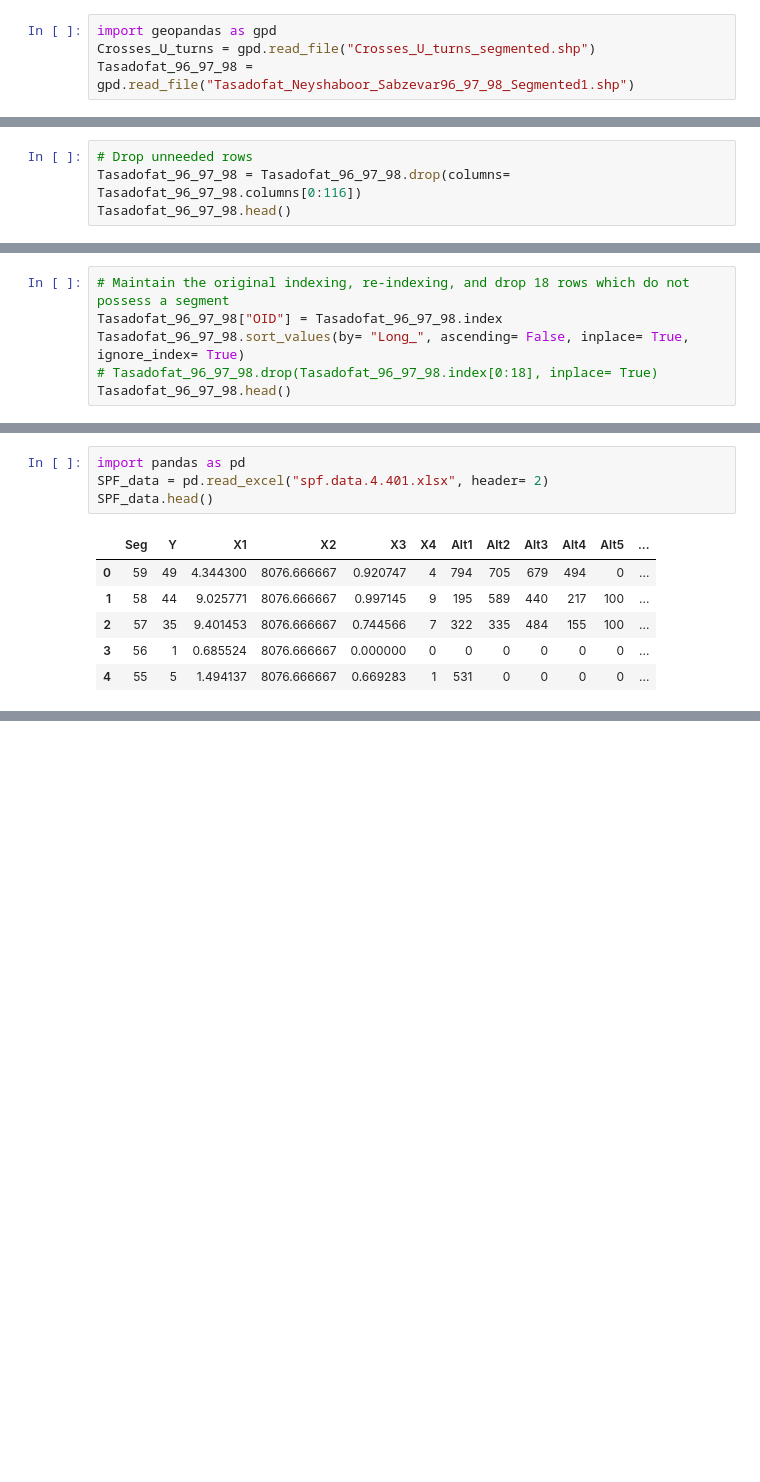
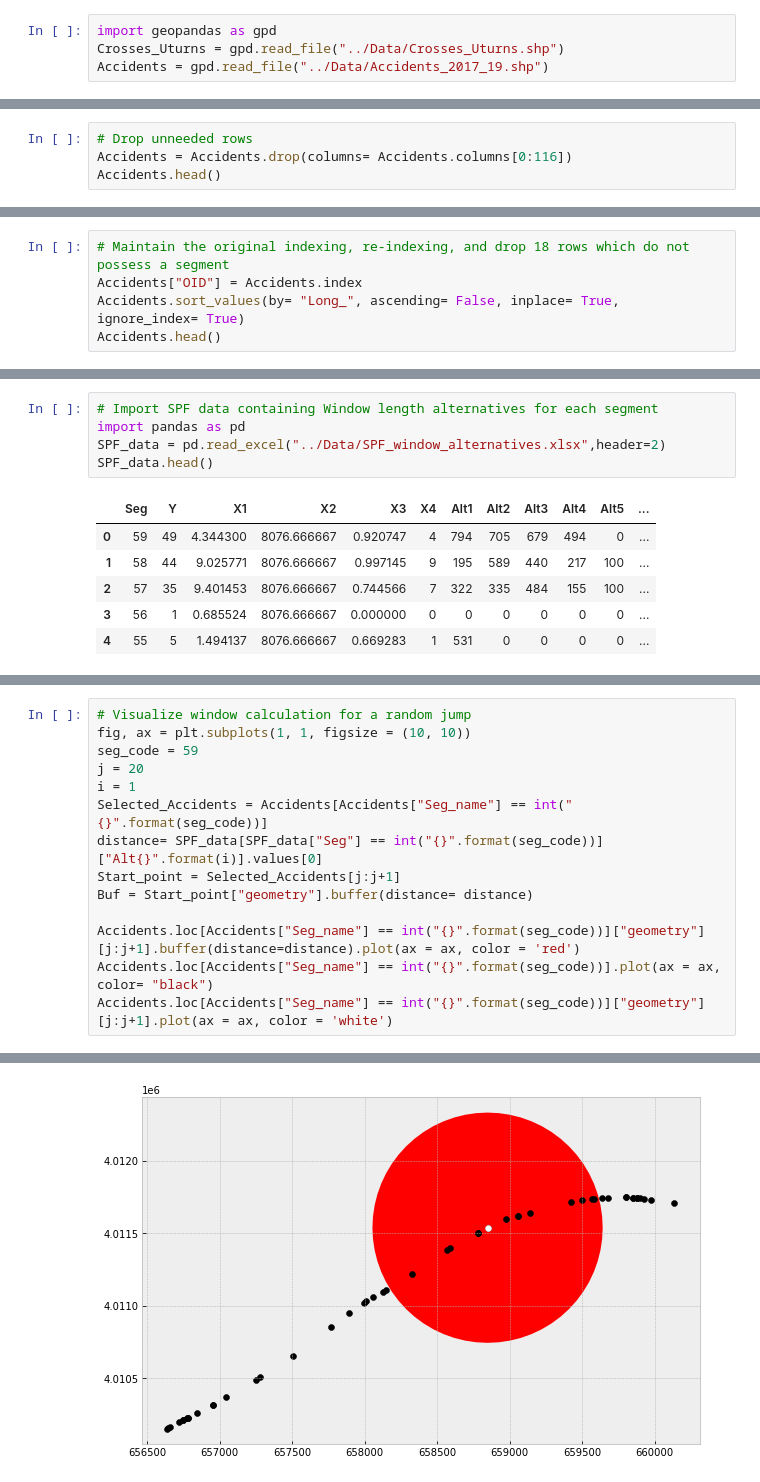
Before and after one commit to sohrab-prs/Road-safety, a Jupyter notebook: Sliding_Window/Sliding_Window.ipynb, the cells around one changed output, grey strips where cells are left out. Saved outputs shown, nothing was run; the diff lists cells and outputs as text; blank space fills up the shorter version.

```diff
--- a/Sliding_Window/Sliding_Window.ipynb
+++ b/Sliding_Window/Sliding_Window.ipynb
@@ -1,5 +1,5 @@
 # %%
 import geopandas as gpd
-Crosses_U_turns = gpd.read_file("Crosses_U_turns_segmented.shp")
-Tasadofat_96_97_98 = gpd.read_file("Tasadofat_Neyshaboor_Sabzevar96_97_98_Segmented1.shp")
+Crosses_Uturns = gpd.read_file("../Data/Crosses_Uturns.shp")
+Accidents = gpd.read_file("../Data/Accidents_2017_19.shp")
 # %%
@@ -13,8 +14,8 @@ Crosses_U_turns.head()
 | 4 | 5 | U_Turns | 57 | POINT Z (648535.628 4005474.764 0... |
 # %%
 # Drop unneeded rows
-Tasadofat_96_97_98 = Tasadofat_96_97_98.drop(columns= Tasadofat_96_97_98.columns[0:116])
-Tasadofat_96_97_98.head()
+Accidents = Accidents.drop(columns= Accidents.columns[0:116])
+Accidents.head()
 # %% [output]
 |  | Seg_name | Long_ | Lat | ID | Unique_ID | Seg_Cluste | id_1 | V1 | Symbology_ | geometry |
 | 0 | 59 | 58.778848 | 36.237378 | 42.0 | 59-42 | 59-0 | 1.0 | 0.0 | 59-0 | POINT (659849.322 4011744.759) |
@@ -24,10 +25,9 @@ Tasadofat_96_97_98.head()
 | 4 | 59 | 58.769115 | 36.236176 | 30.0 | 59-30 | 59-2 | 5.0 | 2.0 | 59-2 | POINT (658977.042 4011595.446) |
 # %%
 # Maintain the original indexing, re-indexing, and drop 18 rows which do not possess a segment
-Tasadofat_96_97_98["OID"] = Tasadofat_96_97_98.index
-Tasadofat_96_97_98.sort_values(by= "Long_", ascending= False, inplace= True, ignore_index= True)
-# Tasadofat_96_97_98.drop(Tasadofat_96_97_98.index[0:18], inplace= True)
-Tasadofat_96_97_98.head()
+Accidents["OID"] = Accidents.index
+Accidents.sort_values(by= "Long_", ascending= False, inplace= True, ignore_index= True)
+Accidents.head()
 # %% [output]
 |  | Seg_name | Long_ | Lat | ID | Unique_ID | Seg_Cluste | id_1 | V1 | Symbology_ | geometry | ... |
 | 0 | 0 | 58.844224 | 36.185586 | 18.0 | -18 | None-No | 0.0 | 0.0 | 0 | POINT (665834.000 4006109.000) | ... |
@@ -36,8 +36,9 @@ Tasadofat_96_97_98.head()
 | 3 | 0 | 58.843118 | 36.185810 | 15.0 | -15 | None-No | 0.0 | 0.0 | 0 | POINT (665734.000 4006132.000) | ... |
 | 4 | 0 | 58.828524 | 36.195634 | 14.0 | -14 | None-No | 0.0 | 0.0 | 0 | POINT (664401.000 4007197.000) | ... |
 # %%
+# Import SPF data containing Window length alternatives for each segment
 import pandas as pd
-SPF_data = pd.read_excel("spf.data.4.401.xlsx", header= 2)
+SPF_data = pd.read_excel("../Data/SPF_window_alternatives.xlsx",header=2)
 SPF_data.head()
 # %% [output]
 |  | Seg | Y | X1 | X2 | X3 | X4 | Alt1 | Alt2 | Alt3 | Alt4 | Alt5 | ... |
@@ -198,0 +152,15 @@ len(Acc_counts_list)
+# %%
+# Visualize window calculation for a random jump
+fig, ax = plt.subplots(1, 1, figsize = (10, 10))
+seg_code = 59
+j = 20
+i = 1
+Selected_Accidents = Accidents[Accidents["Seg_name"] == int("{}".format(seg_code))]
+distance= SPF_data[SPF_data["Seg"] == int("{}".format(seg_code))]["Alt{}".format(i)].values[0]
+Start_point = Selected_Accidents[j:j+1]
+Buf = Start_point["geometry"].buffer(distance= distance)
+
+Accidents.loc[Accidents["Seg_name"] == int("{}".format(seg_code))]["geometry"][j:j+1].buffer(distance=distance).plot(ax = ax, color = 'red')
+Accidents.loc[Accidents["Seg_name"] == int("{}".format(seg_code))].plot(ax = ax, color= "black")
+Accidents.loc[Accidents["Seg_name"] == int("{}".format(seg_code))]["geometry"][j:j+1].plot(ax = ax, color = 'white')
+# %% [output]
@@ -198,0 +168 @@ len(Acc_counts_list)
+[figure, new version]
```
Also changed, not shown: parts of 17 cells of this notebook.
